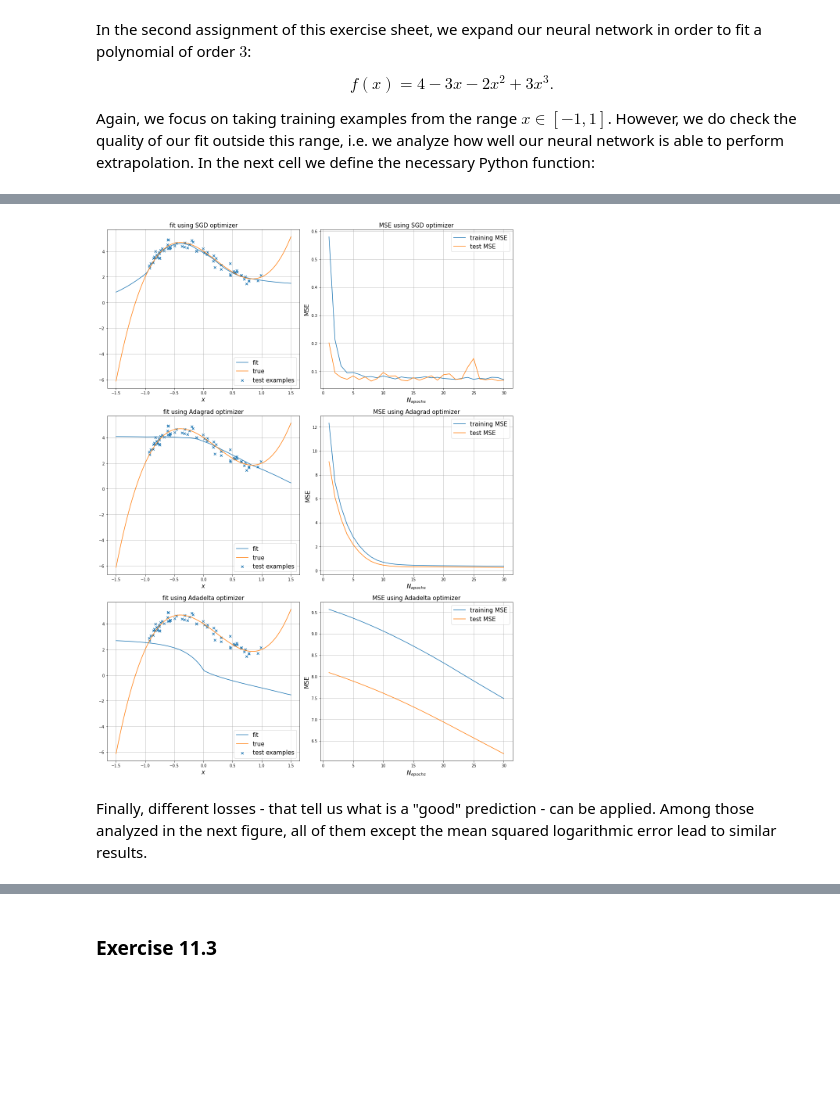
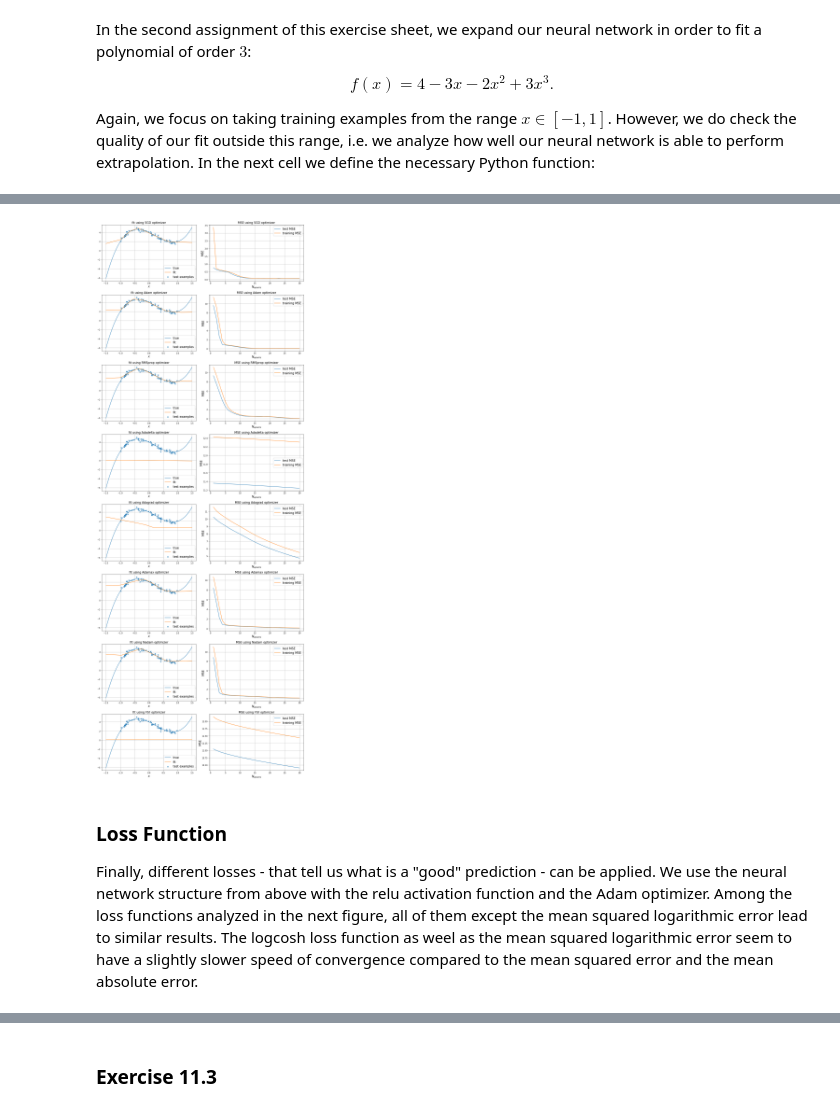
Before and after one commit to lukas-hermans/LSN_exercises, a Jupyter notebook: ex11/LSN_Exercises_11.ipynb, the cells around one changed output, grey strips where cells are left out. Saved outputs shown, nothing was run; the diff lists cells and outputs as text; code cells hidden in the pictures; blank space fills up the shorter version.

```diff
--- a/ex11/LSN_Exercises_11.ipynb
+++ b/ex11/LSN_Exercises_11.ipynb
@@ -165,16 +177,17 @@ for i in range(len(N_train)):
     b_fit = model.get_weights()[1][0]
 
     # plot linear fit and true model
+    ax[i, 0].plot(x, f_linear(x), label="true")
     ax[i, 0].plot(x, m_fit * x + b_fit, label="fit")
-    ax[i, 0].plot(x, f_linear(x), label="true")
+    ax[i, 0].scatter(x_test, y_test, marker="x", label="test examples")
     ax[i, 0].legend(fontsize=15)
     ax[i, 0].set_xlabel("$x$", size=15)
     ax[i, 0].set_title("fit for $N_{train} = $" + str(N_train[i]), size=15)
     ax[i, 0].grid()
 
     # plot MSE
+    ax[i, 1].plot(np.arange(1, N_epochs + 1), history.history["val_mse"], label="test MSE")
     ax[i, 1].plot(np.arange(1, N_epochs + 1), history.history["mse"], label="training MSE")
-    ax[i, 1].plot(np.arange(1, N_epochs + 1), history.history["val_mse"], label="test MSE")
     ax[i, 1].legend(fontsize=15)
     ax[i, 1].set_xlabel("$N_{epochs}$", size=15)
     ax[i, 1].set_ylabel("MSE", size=15)
@@ -365,11 +384,9 @@ for i, actfunc in enumerate(actfunc_list):
 
     # model
     model = tf.keras.Sequential()
-    model.add(Dense(1, input_shape=(1,), activation=actfunc))
-    model.add(Dense(20, activation=actfunc))
-    model.add(Dense(20, activation=actfunc))
-    model.add(Dense(15, activation=actfunc))
+    model.add(Dense(4, input_shape=(1,), activation=actfunc))
     model.add(Dense(10, activation=actfunc))
+    model.add(Dense(6, activation=actfunc))
     model.add(Dense(1))
 
     model.compile(optimizer='sgd', loss='mse', metrics=['mse'])
@@ -386,8 +403,8 @@ for i, actfunc in enumerate(actfunc_list):
     y_predict = model.predict(x_plot)
 
     # plot fit, true model and test examples
+    ax[i, 0].plot(x_plot, y_true, label="true")
     ax[i, 0].plot(x_plot, y_predict, label="fit")
-    ax[i, 0].plot(x_plot, y_true, label="true")
     ax[i, 0].scatter(x_test, y_test, marker="x", label="test examples")
     ax[i, 0].legend(fontsize=15)
     ax[i, 0].set_xlabel("$x$", size=15)
@@ -395,8 +412,8 @@ for i, actfunc in enumerate(actfunc_list):
     ax[i, 0].grid()
 
     # plot MSE
+    ax[i, 1].plot(np.arange(1, N_epochs + 1), history.history["val_mse"], label="test MSE")
     ax[i, 1].plot(np.arange(1, N_epochs + 1), history.history["mse"], label="training MSE")
-    ax[i, 1].plot(np.arange(1, N_epochs + 1), history.history["val_mse"], label="test MSE")
     ax[i, 1].legend(fontsize=15)
     ax[i, 1].set_xlabel("$N_{epochs}$", size=15)
     ax[i, 1].set_ylabel("MSE", size=15)
@@ -412,19 +431,17 @@ Next, we can also chose different procedures to optimize the weights of our neur
 # %%
-opt_list = ["SGD", "Adagrad", "Adadelta"] # list of different optimizers
-actfunc = "selu"
+opt_list = ["SGD", "Adam", "RMSprop", "Adadelta", "Adagrad", "Adamax", "Nadam", "Ftrl"] # list of different optimizers
+actfunc = "relu"
 
-fig, ax = plt.subplots(len(opt_list), 2, figsize=(15, 20))
+fig, ax = plt.subplots(len(opt_list), 2, figsize=(15, 40))
 x_plot = np.linspace(-1.5, 1.5, 100)
 
 for i, opt in enumerate(opt_list):
 
     # model
     model = tf.keras.Sequential()
-    model.add(Dense(1, input_shape=(1,), activation=actfunc))
-    model.add(Dense(20, activation=actfunc))
-    model.add(Dense(20, activation=actfunc))
-    model.add(Dense(15, activation=actfunc))
+    model.add(Dense(4, input_shape=(1,), activation=actfunc))
     model.add(Dense(10, activation=actfunc))
+    model.add(Dense(6, activation=actfunc))
     model.add(Dense(1))
 
     model.compile(optimizer=opt, loss='mse', metrics=['mse'])
@@ -432,37 +449,39 @@ for i, opt in enumerate(opt_list):
     # fit model to data
     history = model.fit(x=x_train, y=y_train,
               batch_size=32, epochs=N_epochs,
               shuffle=True,
               validation_data=(x_test, y_test),
               verbose=0)
 
     # compute prediction and true model
     y_true = f_poly(x_plot)
     y_predict = model.predict(x_plot)
 
     # plot fit, true model and test examples
+    ax[i, 0].plot(x_plot, y_true, label="true")
     ax[i, 0].plot(x_plot, y_predict, label="fit")
-    ax[i, 0].plot(x_plot, y_true, label="true")
     ax[i, 0].scatter(x_test, y_test, marker="x", label="test examples")
     ax[i, 0].legend(fontsize=15)
     ax[i, 0].set_xlabel("$x$", size=15)
     ax[i, 0].set_title("fit using " + opt + " optimizer", size=15)
     ax[i, 0].grid()
 
     # plot MSE
+    ax[i, 1].plot(np.arange(1, N_epochs + 1), history.history["val_mse"], label="test MSE")
     ax[i, 1].plot(np.arange(1, N_epochs + 1), history.history["mse"], label="training MSE")
-    ax[i, 1].plot(np.arange(1, N_epochs + 1), history.history["val_mse"], label="test MSE")
     ax[i, 1].legend(fontsize=15)
     ax[i, 1].set_xlabel("$N_{epochs}$", size=15)
     ax[i, 1].set_ylabel("MSE", size=15)
     ax[i, 1].set_title("MSE using " + opt + " optimizer", size=15)
     ax[i, 1].grid()
 
 plt.tight_layout()
 plt.show()
 # %% [output]
-[figure, old version]
+[figure, new version]
 # %% [markdown]
-Finally, different losses - that tell us what is a "good" prediction - can be applied. Among those analyzed in the next figure, all of them except the mean squared logarithmic error lead to similar results.
+### Loss Function
+
+Finally, different losses - that tell us what is a "good" prediction - can be applied. We use the neural network structure from above with the relu activation function and the Adam optimizer. Among the loss functions analyzed in the next figure, all of them except the mean squared logarithmic error lead to similar results. The logcosh loss function as weel as the mean squared logarithmic error seem to have a slightly slower speed of convergence compared to the mean squared error and the mean absolute error.
 # %%
 loss_list = ["mean_squared_error", "mean_absolute_error", "mean_squared_logarithmic_error", "logcosh"] # list of different losses
```
Also changed, not shown: parts of 33 cells of this notebook.
